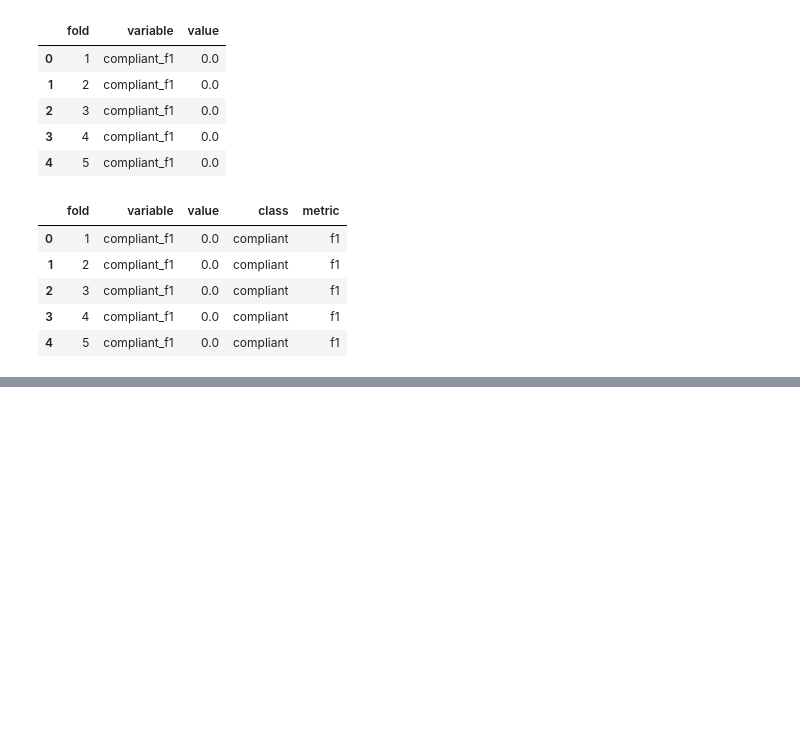
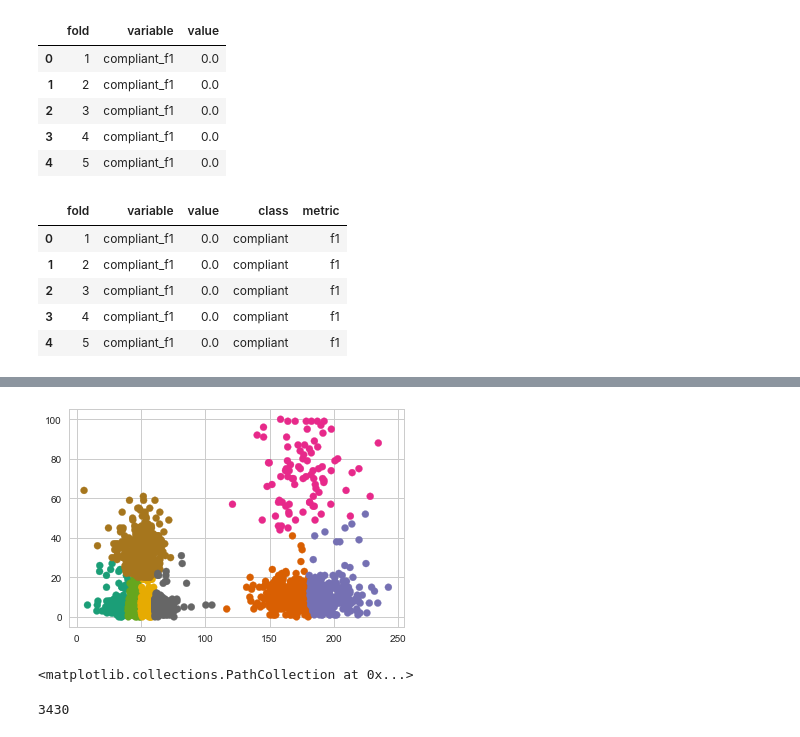
Before and after one commit to GalenWQ/CS321OshaProject, a Jupyter notebook: plotting.ipynb, the cells around one changed output, grey strips where cells are left out. Drawn from its saved outputs; the diff is of its cells as text; code cells hidden in the pictures; blank space fills up the shorter version.

```diff
--- a/plotting.ipynb
+++ b/plotting.ipynb
@@ -74,0 +129,8 @@ make_plot(cols)
+# %%
+p =
+# %% [output]
+[figure, added]
+# %%
+p.get
+# %% [output]
+<matplotlib.collections.PathCollection at 0x...>
@@ -74,0 +139,4 @@ make_plot(cols)
+# %%
+len(d)
+# %% [output]
+3430
```
Also changed, not shown: parts of 19 cells of this notebook, 7 other files.
